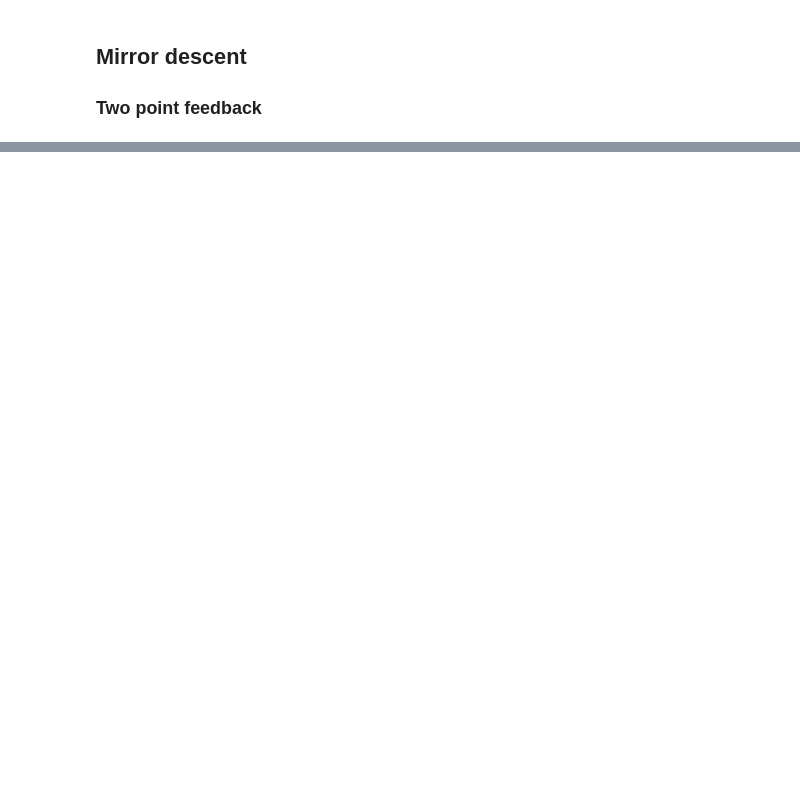
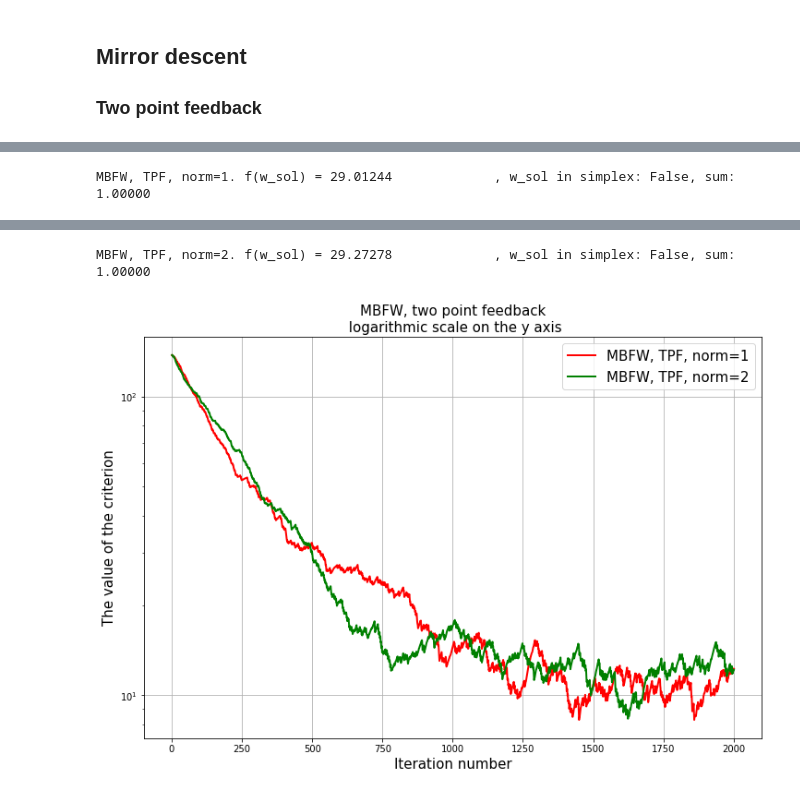
Before and after one commit to minashkinvladislav/Frank_Wolfe, a Jupyter notebook: first_experiment.ipynb, the cells around one changed output, grey strips where cells are left out. Drawn from its saved outputs; the diff is of its cells as text; code cells hidden in the pictures; blank space fills up the shorter version.

```diff
--- a/first_experiment.ipynb
+++ b/first_experiment.ipynb
@@ -117,0 +114,27 @@ sum(w_sol)
+# %%
+errors_mbfw_tpf = []
+iterations_mbfw_tpf = []
+labels_mbfw_tpf = []
+
+for norm in [1, 2]:
+      args['norm'] = norm
+      mirror_descent = models.GradientDescent(f, nabla_f=models.get_grad_tpf, x_0=w_0,
+                                              max_steps=2000, gamma_k=const_gamma, args=args,
+                                              nabla_f_true=nabla_f_true,
+                                              criterium='gap', use_mbfw=True,
+                                              momentum_k=momentum_k)
+
+      w_sol, errors, _ = mirror_descent.search()
+      is_in_simplex = ((w_sol == (np.abs(w_sol))).all() \
+                       and (np.linalg.norm(w_sol, ord=1) == 1))
+      iterations = range(1, len(errors)+1)
+      errors_mbfw_tpf.append(errors)
+      iterations_mbfw_tpf.append(iterations)
+      labels_mbfw_tpf.append("MBFW, TPF, norm=%i" % norm)
+      print("MBFW, TPF, norm=%i. f(w_sol) = %.5f \
+            , w_sol in simplex: %s, sum: %.5f" % (norm, f(w_sol, args), is_in_simplex, sum(w_sol)))
+
+title = "MBFW, two point feedback"
+models.make_err_plot(iterations_mbfw_tpf, errors_mbfw_tpf,
+                     labels=labels_mbfw_tpf, title=title, markers=[None]*100)
+# %% [output]
@@ -117,0 +142 @@ sum(w_sol)
+MBFW, TPF, norm=1. f(w_sol) = 29.01244             , w_sol in simplex: False, sum: 1.00000
@@ -117,0 +144,2 @@ sum(w_sol)
+MBFW, TPF, norm=2. f(w_sol) = 29.27278             , w_sol in simplex: False, sum: 1.00000
+[figure, added]
```
Also changed, not shown: parts of 33 cells of this notebook.
